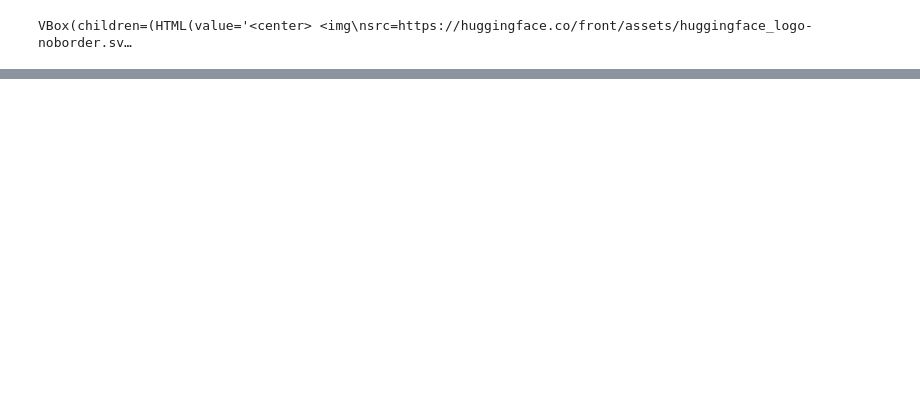
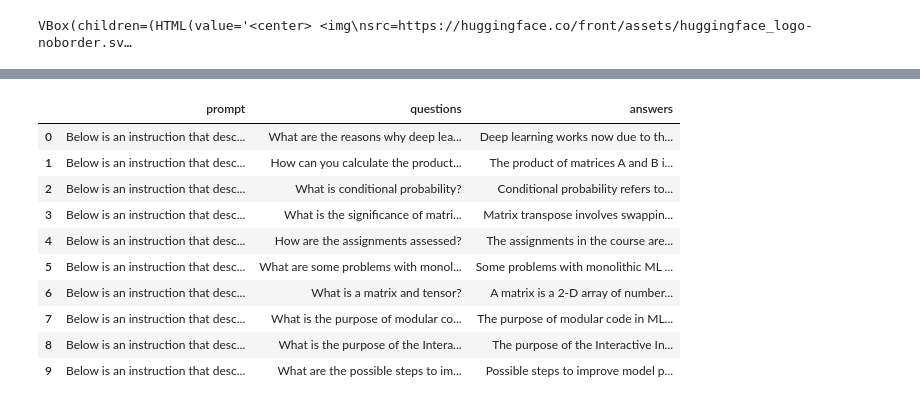
Before and after one commit to matteocirca/BYOSC-Build-Your-Own-Scalable-Chatbots, a Jupyter notebook: TrainingPipeline/FineTuning.ipynb, the cells around one changed output, grey strips where cells are left out. Cells and saved outputs as stored; diff of their text form; code cells hidden in the pictures; blank space fills up the shorter version.

```diff
--- a/TrainingPipeline/FineTuning.ipynb
+++ b/TrainingPipeline/FineTuning.ipynb
@@ -173,0 +129,20 @@ Requirement already satisfied: bitsandbytes in /Users/jiarro/.conda/envs/kok/lib
+# %%
+from datasets import load_dataset, Dataset
+
+data = Dataset.from_pandas(df)
+
+# Explore the data
+df = data.to_pandas()
+df.head(10)
+# %% [output]
+|  | prompt | questions | answers |
+| 0 | Below is an instruction that desc... | What are the reasons why deep lea... | Deep learning works now due to th... |
+| 1 | Below is an instruction that desc... | How can you calculate the product... | The product of matrices A and B i... |
+| 2 | Below is an instruction that desc... | What is conditional probability? | Conditional probability refers to... |
+| 3 | Below is an instruction that desc... | What is the significance of matri... | Matrix transpose involves swappin... |
+| 4 | Below is an instruction that desc... | How are the assignments assessed? | The assignments in the course are... |
+| 5 | Below is an instruction that desc... | What are some problems with monol... | Some problems with monolithic ML ... |
+| 6 | Below is an instruction that desc... | What is a matrix and tensor? | A matrix is a 2-D array of number... |
+| 7 | Below is an instruction that desc... | What is the purpose of modular co... | The purpose of modular code in ML... |
+| 8 | Below is an instruction that desc... | What is the purpose of the Intera... | The purpose of the Interactive In... |
+| 9 | Below is an instruction that desc... | What are the possible steps to im... | Possible steps to improve model p... |
```
Also changed, not shown: parts of 50 cells of this notebook.
